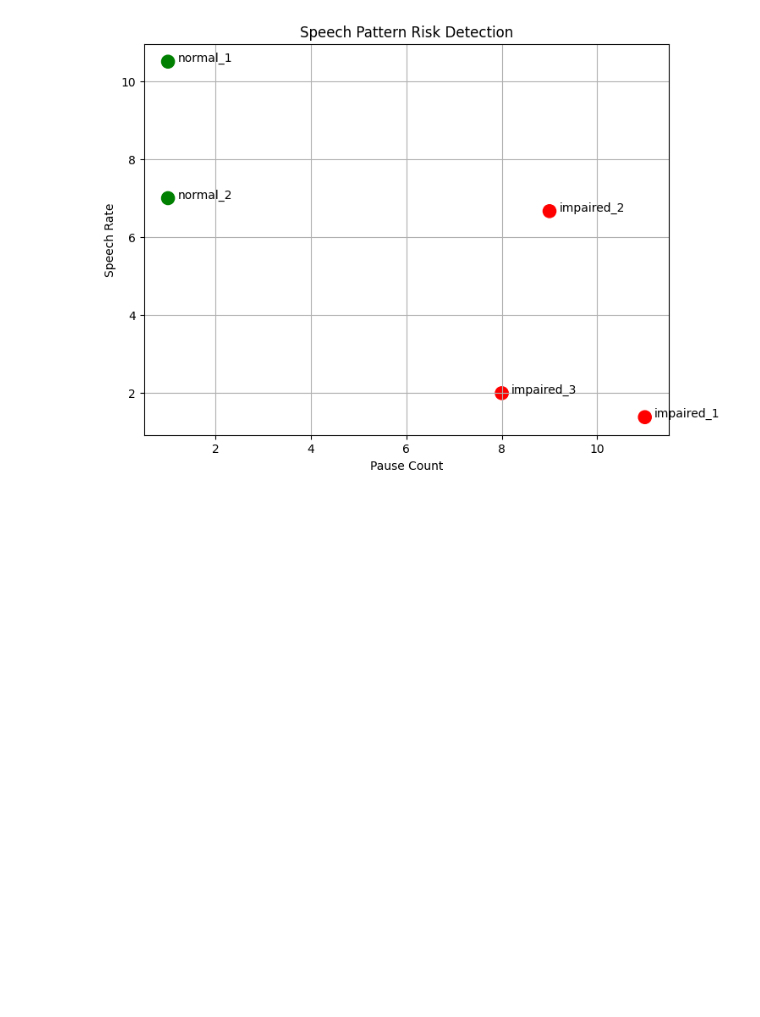
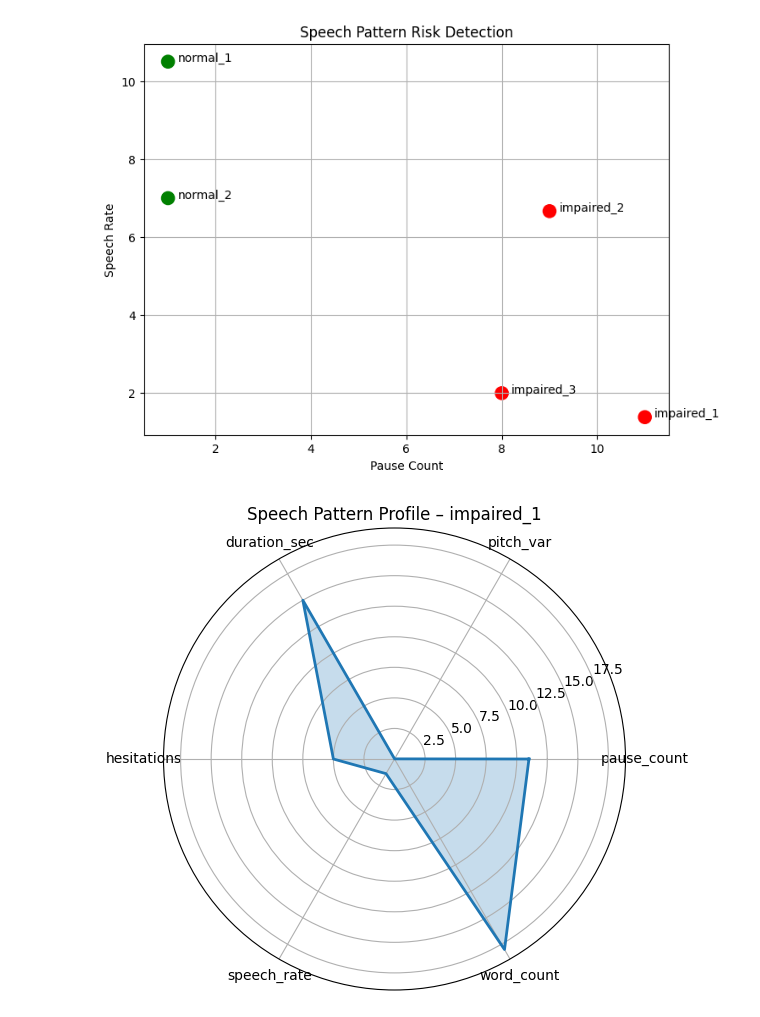
Before and after one commit to ks2197/MemoTag, a Jupyter notebook: Memo_tag.ipynb, the cells around one changed output. Cells and saved outputs as stored; diff of their text form; code cells hidden in the pictures; blank space fills up the shorter version.

```diff
--- a/Memo_tag.ipynb
+++ b/Memo_tag.ipynb
@@ -140,3 +140,27 @@ plt.grid(True)
 plt.show()
 # %% [output]
 [figure]
+# %%
+import matplotlib.pyplot as plt
+import numpy as np
+
+def plot_radar_chart(df, sample_index):
+    features = ['pause_count', 'pitch_var', 'duration_sec', 'hesitations', 'speech_rate', 'word_count']
+    labels = df['file'].tolist()
+    values = df.loc[sample_index, features].values
+
+    angles = np.linspace(0, 2 * np.pi, len(features), endpoint=False).tolist()
+    values = np.concatenate((values, [values[0]]))
+    angles += angles[:1]
+
+    fig, ax = plt.subplots(figsize=(6, 6), subplot_kw=dict(polar=True))
+    ax.plot(angles, values, linewidth=2)
+    ax.fill(angles, values, alpha=0.25)
+    ax.set_thetagrids(np.degrees(angles[:-1]), features)
+    ax.set_title(f"Speech Pattern Profile – {df.loc[sample_index, 'file']}")
+    plt.show()
+
+# Example usage:
+plot_radar_chart(df, 2)  # Plot for impaired_1
+# %% [output]
+[figure, added]
```
Also changed, not shown: parts of 5 cells of this notebook.
